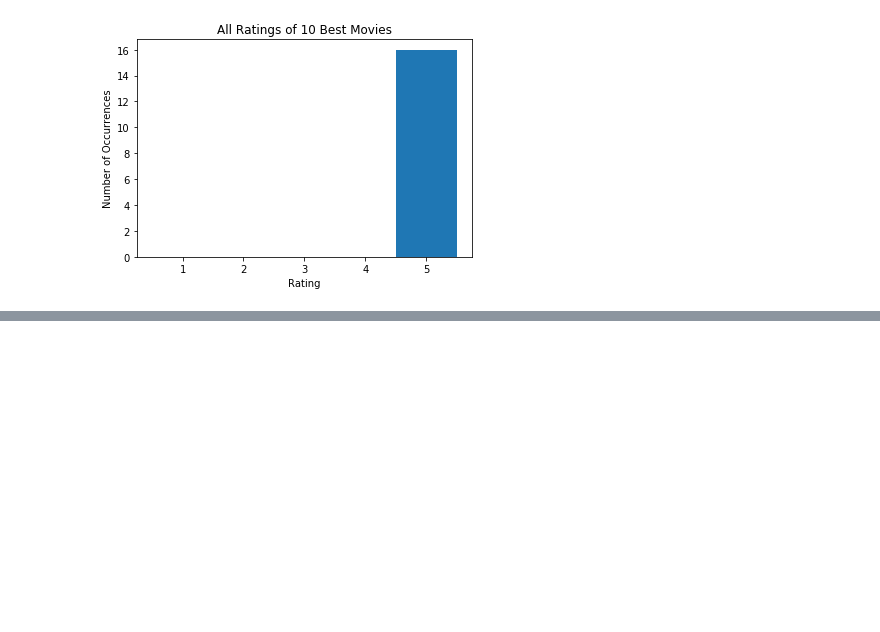
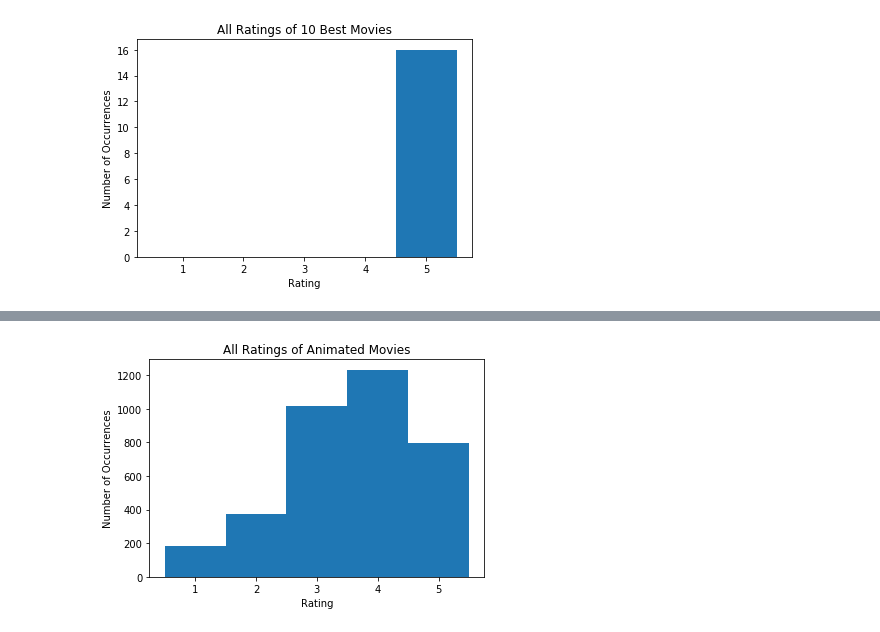
Before and after one commit to amandaliusa/cs155-movielens, a Jupyter notebook: basic_visualizations.ipynb, the cells around one changed output, grey strips where cells are left out. Saved outputs shown, nothing was run; the diff lists cells and outputs as text; code cells hidden in the pictures; blank space fills up the shorter version.

Commit message:
basic visualizations

```diff
--- a/basic_visualizations.ipynb
+++ b/basic_visualizations.ipynb
@@ -137,0 +123,17 @@ sorted_df.head(10)
+# %%
+# get ratings of all animated movies
+animated = movies[movies['Animation'] == 1].index
+anim_ratings = []
+
+for idx in animated:
+    counts = data['Rating'].loc[data['Movie'] == idx + 1] # add 1 to account for 1-indexing
+    anim_ratings = np.concatenate((counts, anim_ratings))
+
+# plot all ratings for animated movies
+plt.hist(anim_ratings, bins=[0.5,1.5,2.5,3.5,4.5,5.5])
+plt.title('All Ratings of Animated Movies')
+plt.xlabel('Rating')
+plt.ylabel('Number of Occurrences')
+plt.savefig('basic_4_1')
+# %% [output]
+[figure, added]
```
Also changed, not shown: parts of 3 cells of this notebook, 3 other files.
